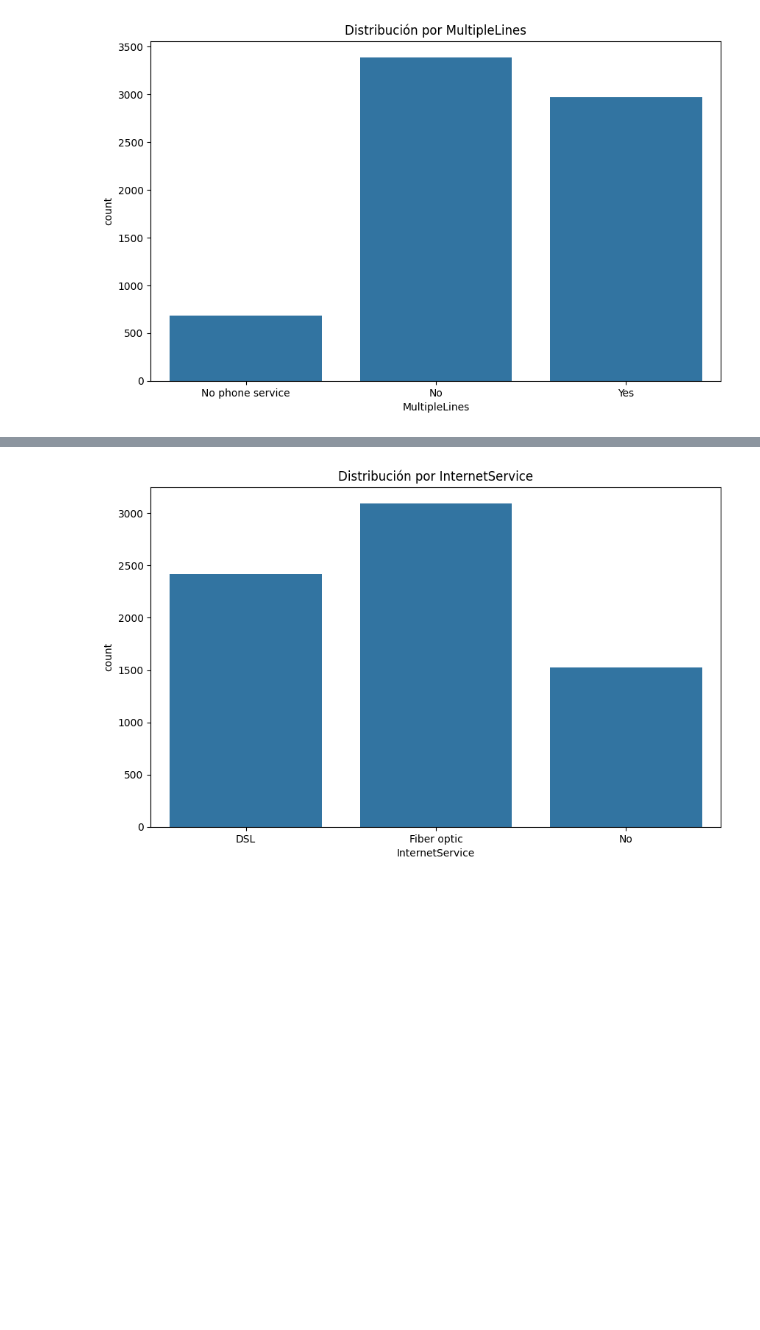
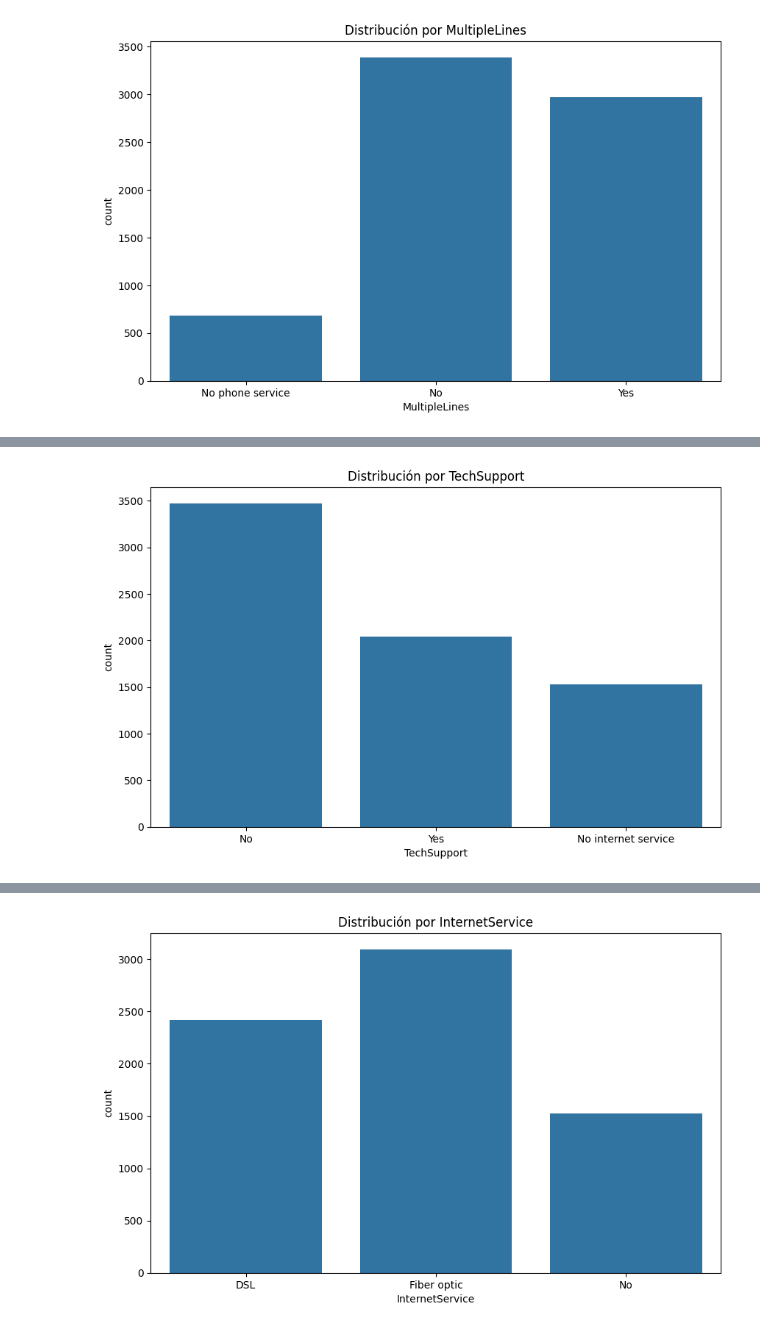
Before and after one commit to robertriosm/shap-responsible-ai, a Jupyter notebook: project.ipynb, the cells around one changed output, grey strips where cells are left out. Cells and saved outputs as stored; diff of their text form; code cells hidden in the pictures; blank space fills up the shorter version.

```diff
--- a/project.ipynb
+++ b/project.ipynb
@@ -139,8 +140,9 @@ plt.show()
 # %%
-# OnlineBackup,DeviceProtection,TechSupport,StreamingTV,StreamingMovies,Contract,PaperlessBilling,PaymentMethod
-# Gráfico de barras para una característica categórica PhoneService
+# Gráfico de barras para una característica categórica TechSupport
 plt.figure(figsize=(10, 6))
-sns.countplot(x='PhoneService', data=df)
-plt.title('Distribución por PhoneService')
+sns.countplot(x='TechSupport', data=df)
+plt.title('Distribución por TechSupport')
 plt.show()
+# %% [output]
+[figure, added]
 # %%
```
Also changed, not shown: parts of 19 cells of this notebook, 2 other files.
